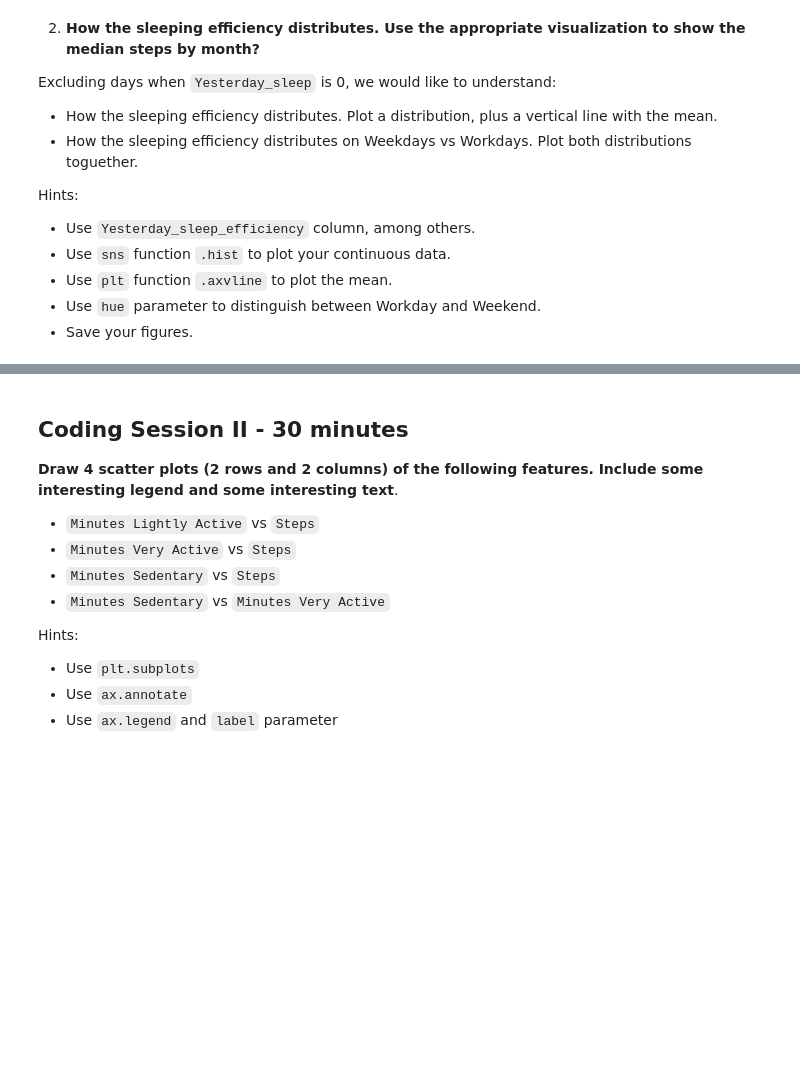
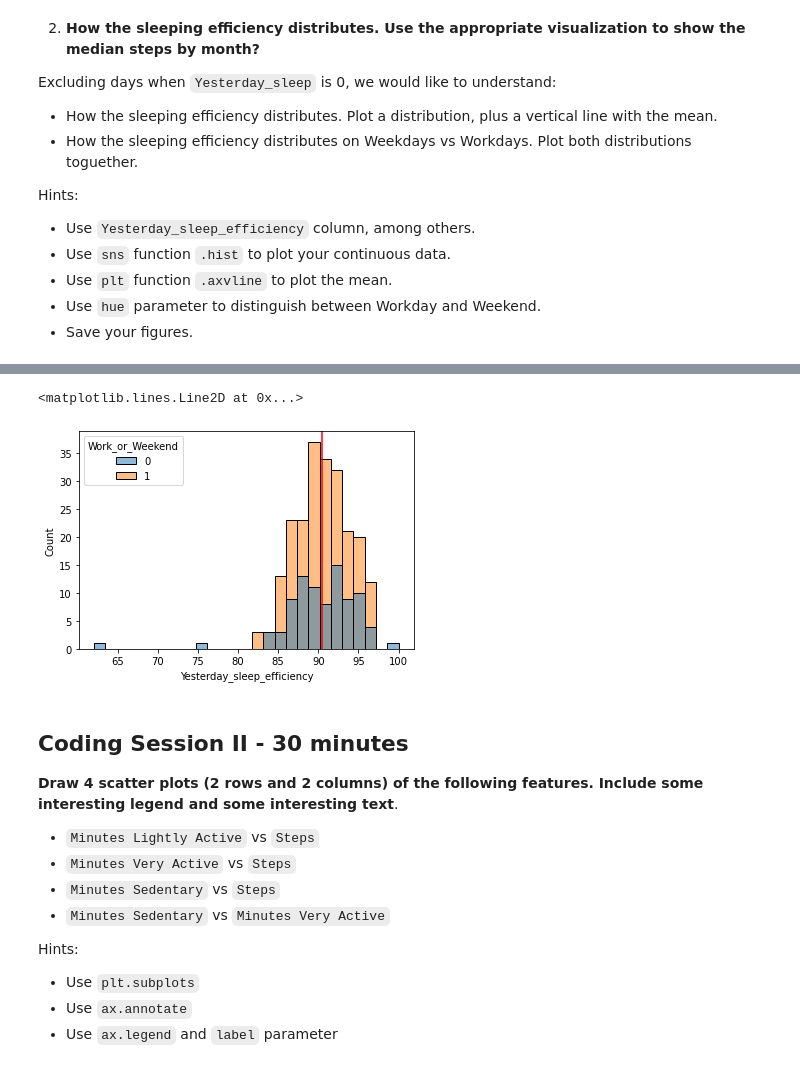
Before and after one commit to Ironhack-Data-Madrid-Marzo-2021/lab-visualization-extra, a Jupyter notebook: our_code.ipynb, the cells around one changed output, grey strips where cells are left out. Drawn from its saved outputs; the diff is of its cells as text; code cells hidden in the pictures; blank space fills up the shorter version.

```diff
--- a/our_code.ipynb
+++ b/our_code.ipynb
@@ -53,3 +65,9 @@ Hints:
+# %%
+ax =sns.histplot(x=filtrados["Yesterday_sleep_efficiency"], hue=filtrados["Work_or_Weekend"])
+ax.axvline(x=filtrados.Yesterday_sleep_efficiency.mean(), color="r")
+# %% [output]
+<matplotlib.lines.Line2D at 0x...>
+[figure, added]
 # %% [markdown]
 ## Coding Session II - 30 minutes
 
```
Also changed, not shown: parts of 8 cells of this notebook.
